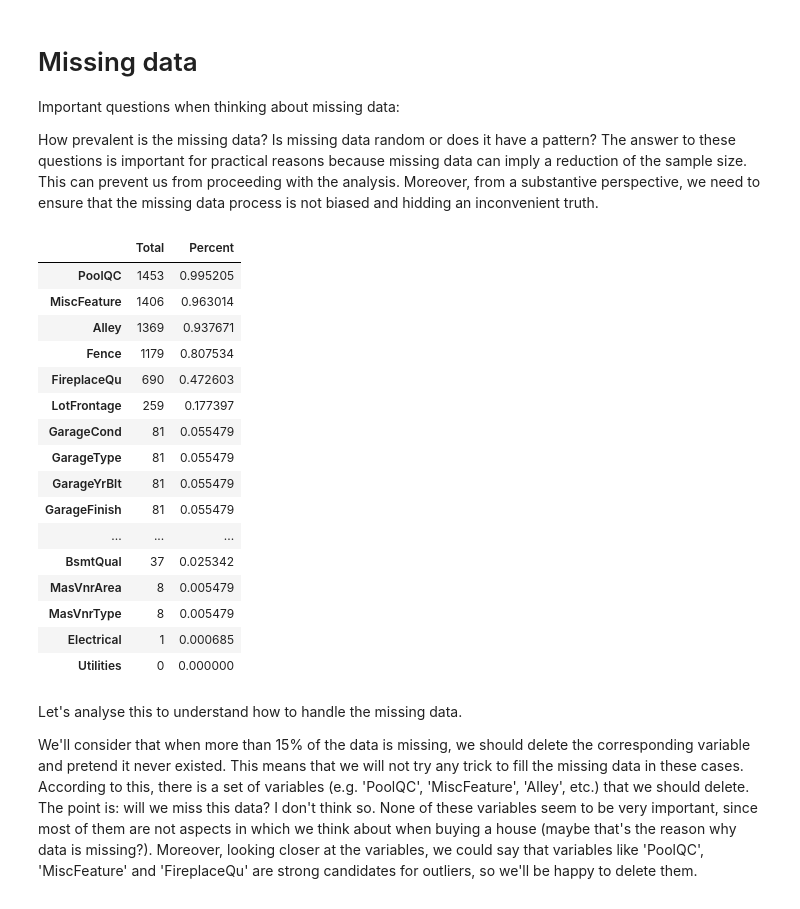
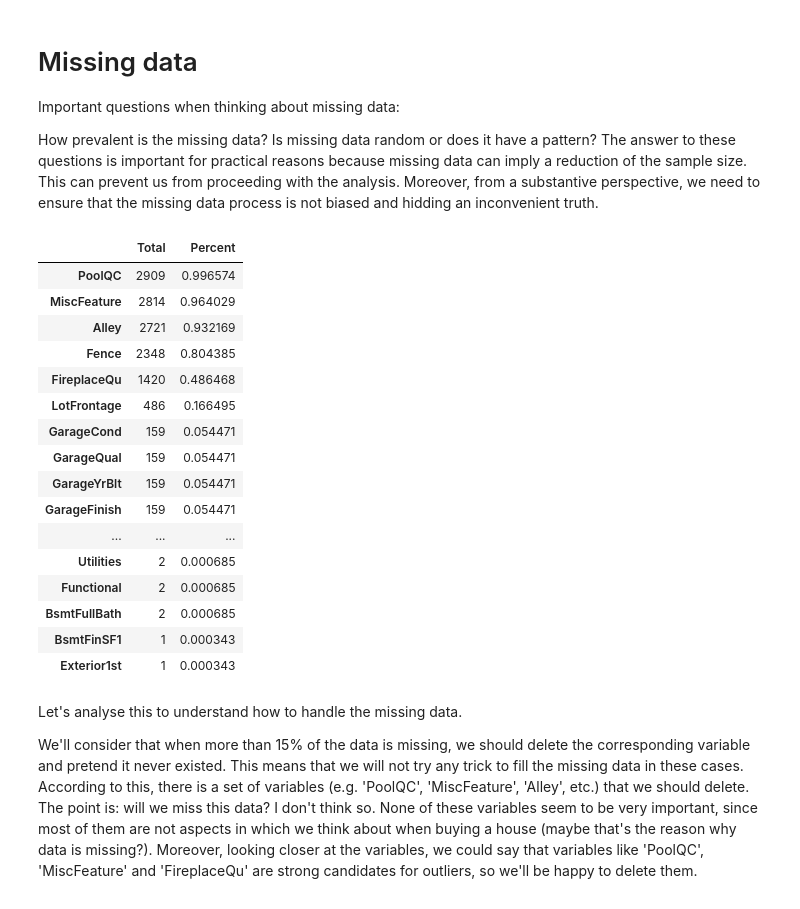
Before and after one commit to anhle/Kaggle, a Jupyter notebook: House_Prices_Advanced_Regression_Techniques/House_Prices_Advanced_Regression_Techniques.ipynb, the cells around one changed output. Cells and saved outputs as stored; diff of their text form; code cells hidden in the pictures.

```diff
--- a/House_Prices_Advanced_Regression_Techniques/House_Prices_Advanced_Regression_Techniques.ipynb
+++ b/House_Prices_Advanced_Regression_Techniques/House_Prices_Advanced_Regression_Techniques.ipynb
@@ -66,3 +113,5 @@ Test data shape: (1459, 80)
+# %%
+df_combined = df_train.drop("SalePrice", axis=1).append(df_test)
 # %%
 df_train.head()
 # %% [output]
@@ -228,28 +279,28 @@ Is missing data random or does it have a pattern?
 The answer to these questions is important for practical reasons because missing data can imply a reduction of the sample size. This can prevent us from proceeding with the analysis. Moreover, from a substantive perspective, we need to ensure that the missing data process is not biased and hidding an inconvenient truth.
 # %%
 #missing data
-total = df_train.isnull().sum().sort_values(ascending=False)
-percent = (df_train.isnull().sum()/df_train.isnull().count()).sort_values(ascending=False)
+total = df_combined.isnull().sum().sort_values(ascending=False)
+percent = (df_combined.isnull().sum()/df_combined.isnull().count()).sort_values(ascending=False)
 missing_data = pd.concat([total, percent], axis=1, keys=['Total', 'Percent'])
-missing_data.head(20)
+missing_data.head(25)
 # %% [output]
 |  | Total | Percent |
-| PoolQC | 1453 | 0.995205 |
-| MiscFeature | 1406 | 0.963014 |
-| Alley | 1369 | 0.937671 |
-| Fence | 1179 | 0.807534 |
-| FireplaceQu | 690 | 0.472603 |
-| LotFrontage | 259 | 0.177397 |
-| GarageCond | 81 | 0.055479 |
-| GarageType | 81 | 0.055479 |
-| GarageYrBlt | 81 | 0.055479 |
-| GarageFinish | 81 | 0.055479 |
+| PoolQC | 2909 | 0.996574 |
+| MiscFeature | 2814 | 0.964029 |
+| Alley | 2721 | 0.932169 |
+| Fence | 2348 | 0.804385 |
+| FireplaceQu | 1420 | 0.486468 |
+| LotFrontage | 486 | 0.166495 |
+| GarageCond | 159 | 0.054471 |
+| GarageQual | 159 | 0.054471 |
+| GarageYrBlt | 159 | 0.054471 |
+| GarageFinish | 159 | 0.054471 |
 | ... | ... | ... |
-| BsmtQual | 37 | 0.025342 |
-| MasVnrArea | 8 | 0.005479 |
-| MasVnrType | 8 | 0.005479 |
-| Electrical | 1 | 0.000685 |
-| Utilities | 0 | 0.000000 |
+| Utilities | 2 | 0.000685 |
+| Functional | 2 | 0.000685 |
+| BsmtFullBath | 2 | 0.000685 |
+| BsmtFinSF1 | 1 | 0.000343 |
+| Exterior1st | 1 | 0.000343 |
 # %% [markdown]
 Let's analyse this to understand how to handle the missing data.
 
```
Also changed, not shown: parts of 67 cells of this notebook.
